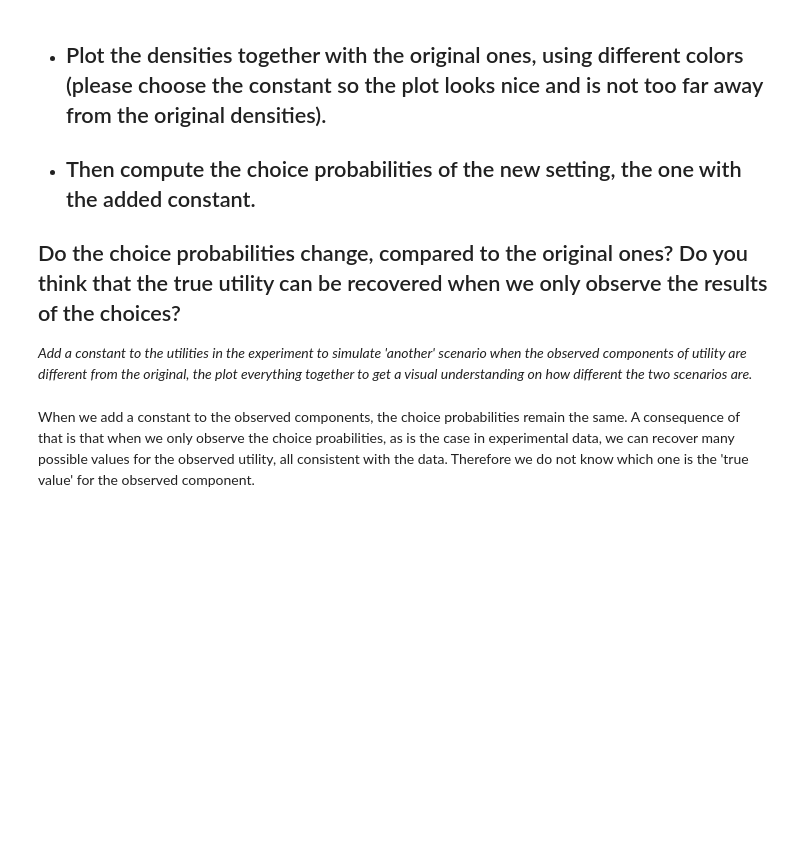
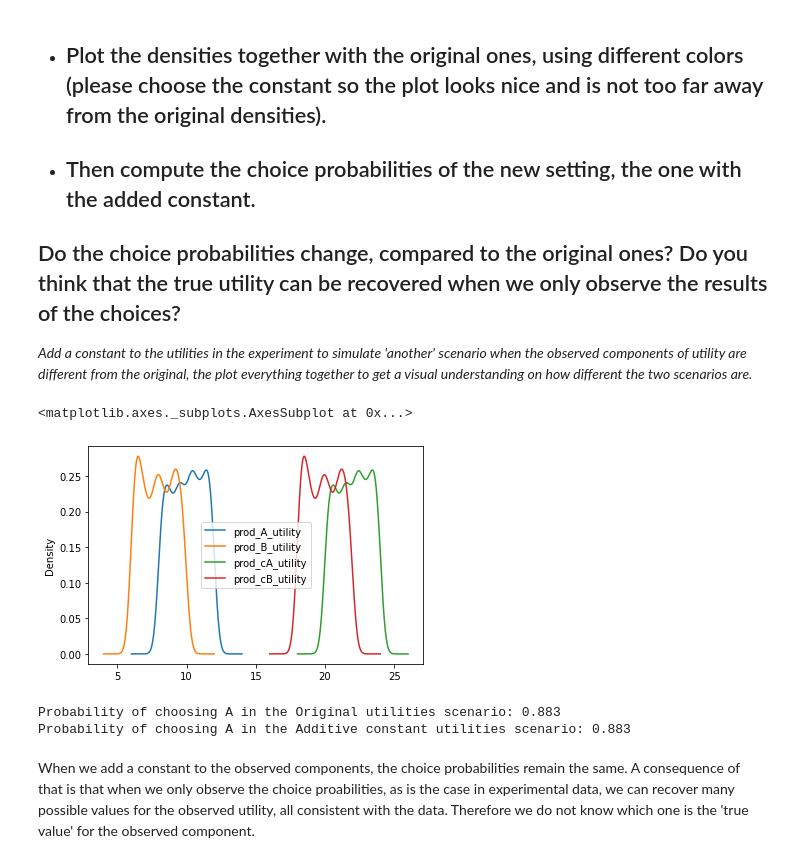
Before and after one commit to pmontman/tmp_choicemodels, a Jupyter notebook: nb/tutorials/solutions/WK_02_sol_tut_rum.ipynb, the cells around one changed output. Saved outputs shown, nothing was run; the diff lists cells and outputs as text; code cells hidden in the pictures; blank space fills up the shorter version.

```diff
--- a/nb/tutorials/solutions/WK_02_sol_tut_rum.ipynb
+++ b/nb/tutorials/solutions/WK_02_sol_tut_rum.ipynb
@@ -50,6 +107,22 @@ We will now see a few limitations of the utility that can be recovered from the
 ## Do the choice probabilities change, compared to the original ones? Do you think that the true utility can be recovered when we only observe the results of the choices?
 
 *Add a constant to the utilities in the experiment to simulate 'another' scenario when the observed components of utility are different from the original, the plot everything together to get a visual understanding on how different the two scenarios are.*
+# %%
+my_add_const = 12
+cuA = uA + my_add_const
+cuB = uB + my_add_const
+pd.DataFrame({'prod_A_utility':uA, 'prod_B_utility':uB,
+              'prod_cA_utility': cuA,
+              'prod_cB_utility': cuB}).plot(kind='density')
+# %% [output]
+<matplotlib.axes._subplots.AxesSubplot at 0x...>
+[figure, added]
+# %%
+print('Probability of choosing A in the Original utilities scenario:', np.mean(uA > uB))
+print('Probability of choosing A in the Additive constant utilities scenario:', np.mean(cuA > cuB))
+# %% [output]
+Probability of choosing A in the Original utilities scenario: 0.883
+Probability of choosing A in the Additive constant utilities scenario: 0.883
 # %% [markdown]
 
 When we add a constant to the observed components, the choice probabilities remain the same. A consequence of that is that when we only observe the choice proabilities, as is the case in experimental data, we can recover many possible values for the observed utility, all consistent with the data. Therefore we do not know which one is the 'true value' for the observed component.
```
Also changed, not shown: parts of 24 cells of this notebook.
